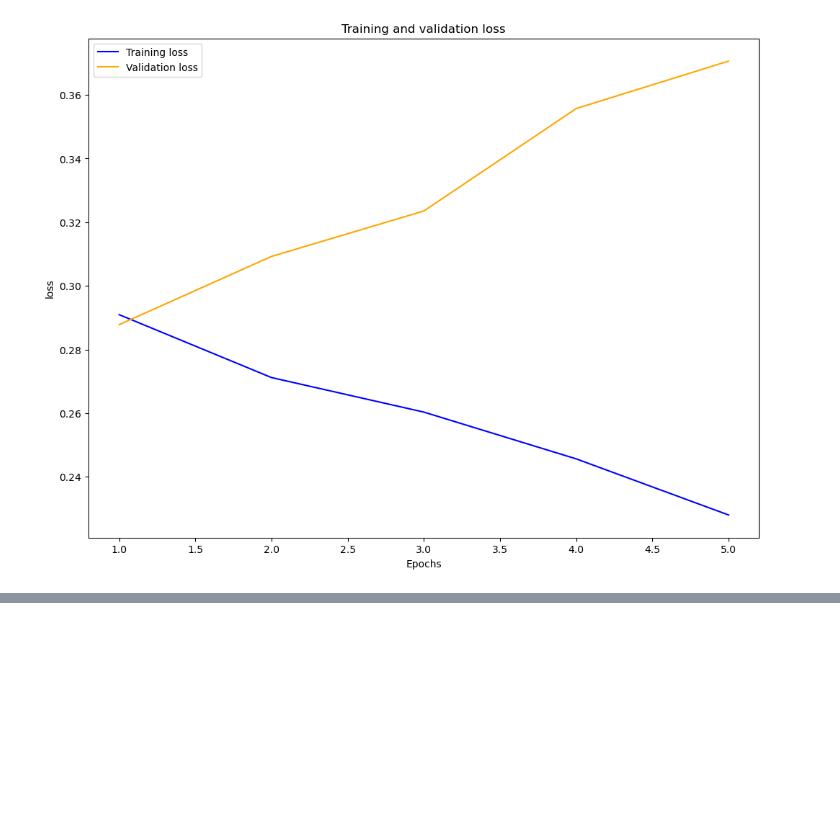
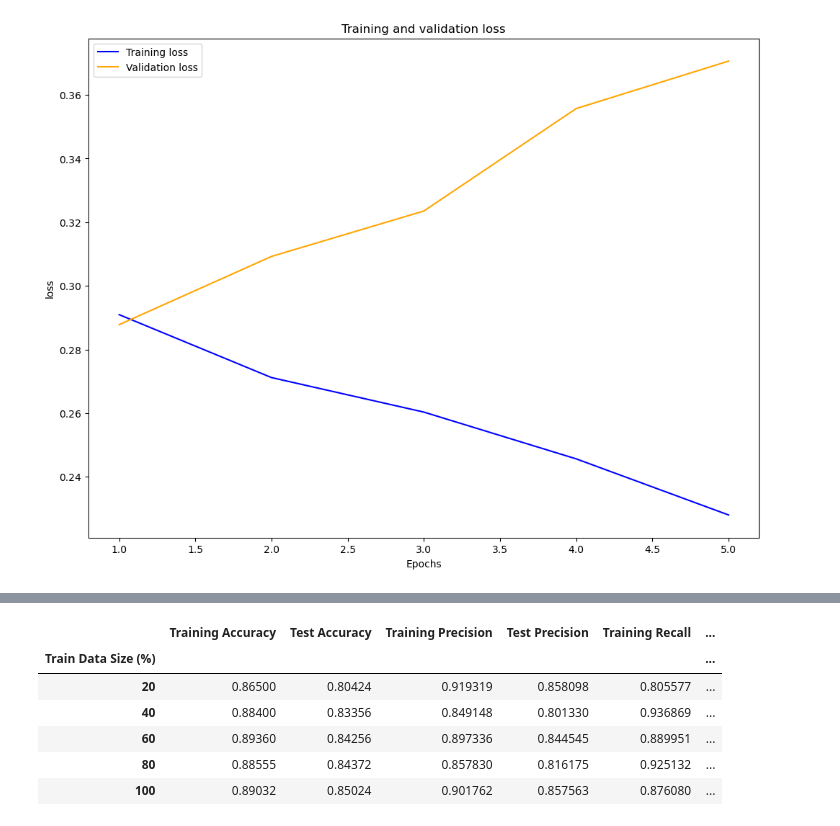
Before and after one commit to OSpyropoulos/IMDb-reviews-classification, a Jupyter notebook: IMDB-reviews-classification.ipynb, the cells around one changed output, grey strips where cells are left out. Saved outputs shown, nothing was run; the diff lists cells and outputs as text; code cells hidden in the pictures; blank space fills up the shorter version.

```diff
--- a/IMDB-reviews-classification.ipynb
+++ b/IMDB-reviews-classification.ipynb
@@ -1344,0 +1406,10 @@ Epoch 5/5
+# %%
+create_a_table(data)
+# %% [output]
+|  | Training Accuracy | Test Accuracy | Training Precision | Test Precision | Training Recall | ... |
+| Train Data Size (%) |  |  |  |  |  | ... |
+| 20 | 0.86500 | 0.80424 | 0.919319 | 0.858098 | 0.805577 | ... |
+| 40 | 0.88400 | 0.83356 | 0.849148 | 0.801330 | 0.936869 | ... |
+| 60 | 0.89360 | 0.84256 | 0.897336 | 0.844545 | 0.889951 | ... |
+| 80 | 0.88555 | 0.84372 | 0.857830 | 0.816175 | 0.925132 | ... |
+| 100 | 0.89032 | 0.85024 | 0.901762 | 0.857563 | 0.876080 | ... |
```
Also changed, not shown: parts of 7 cells of this notebook.
